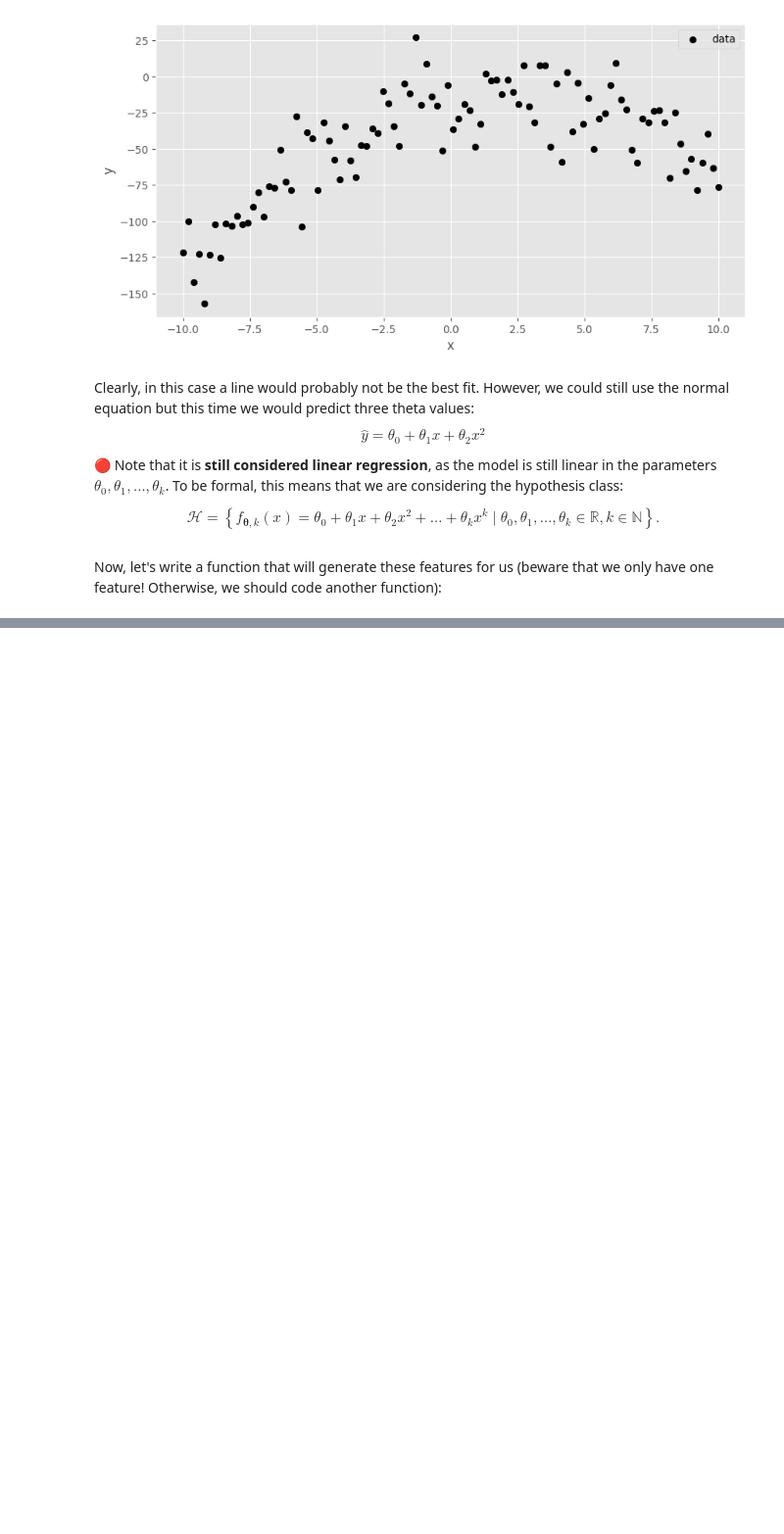
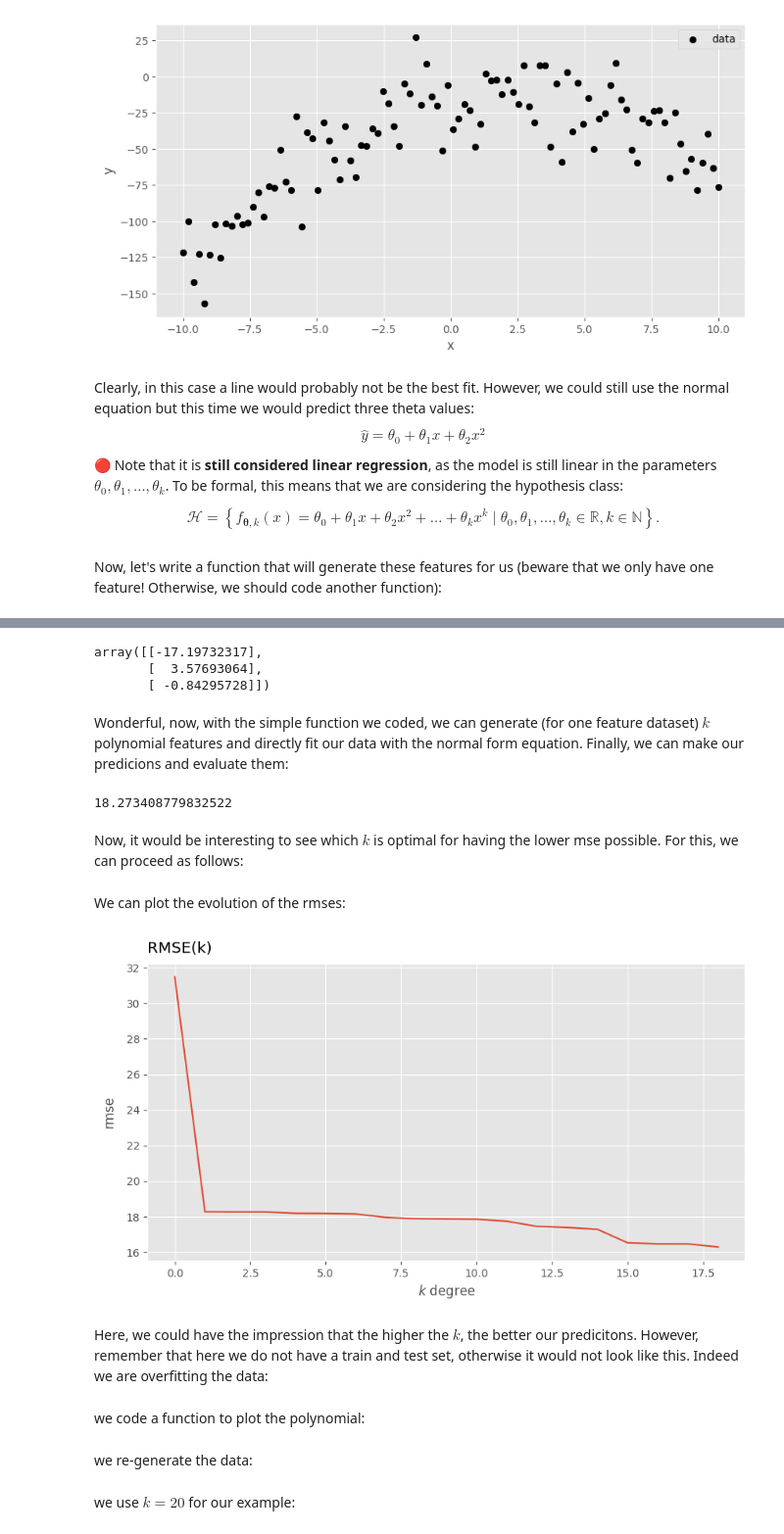
Before and after one commit to YVYX04/ML_First_Steps, a Jupyter notebook: 04_Training_Models.ipynb, the cells around one changed output, grey strips where cells are left out. Shown at 98% size. Cells and saved outputs as stored; diff of their text form; code cells hidden in the pictures; blank space fills up the shorter version.

```diff
--- a/04_Training_Models.ipynb
+++ b/04_Training_Models.ipynb
@@ -941,0 +1005,6 @@ def poly_features(x, degree):
+# %%
+def linreg_poly_1f(x, y, degree):
+    X = poly_1f(x, degree)
+    theta = np.linalg.inv(X.T@X)@X.T@y
+    theta = theta.reshape(degree + 1, 1)
+    return X, theta
@@ -941,0 +1013,49 @@ def poly_features(x, degree):
+# %%
+X, theta = linreg_poly_1f(x, y, degree=2)
+theta
+# %% [output]
+array([[-17.19732317],
+       [  3.57693064],
+       [ -0.84295728]])
+# %% [markdown]
+Wonderful, now, with the simple function we coded, we can generate (for one feature dataset) $k$ polynomial features and directly fit our data with the normal form equation. Finally, we can make our predicions and evaluate them:
+# %%
+from sklearn.metrics import mean_squared_error as mse
+
+y_pred = X @ theta
+rmse_linreg_poly = np.sqrt(mse(y, y_pred))
+print(rmse_linreg_poly)
+# %% [output]
+18.273408779832522
+# %% [markdown]
+Now, it would be interesting to see which $k$ is optimal for having the lower mse possible. For this, we can proceed as follows:
+# %%
+# store the rmses
+rmses = []
+
+for k in range(1, 20):
+    X, theta = linreg_poly_1f(x, y, degree=k)
+    y_pred = X @ theta
+    rmse = float(np.sqrt(mse(y, y_pred)))
+
+    # store the results:
+    rmses.append(rmse)
+# %% [markdown]
+We can plot the evolution of the rmses:
+# %%
+fig, ax = plt.subplots(figsize=(10, 5))
+
+# the evolution of the rmses:
+ax.plot([i for i in range(len(rmses))], rmses)
+
+# aesthetics
+ax.set_xlabel(r"$k$ degree")
+ax.set_ylabel('rmse', labelpad=10)
+ax.set_title('RMSE(k)', loc='left', pad=10)
+plt.show()
+# %% [output]
+[figure, added]
+# %% [markdown]
+Here, we could have the impression that the higher the $k$, the better our predicitons. However, remember that here we do not have a train and test set, otherwise it would not look like this. Indeed we are overfitting the data:
+# %% [markdown]
+we code a function to plot the polynomial:
@@ -941,0 +1073,2 @@ def poly_features(x, degree):
+# %% [markdown]
+we re-generate the data:
@@ -941,0 +1079,2 @@ def poly_features(x, degree):
+# %% [markdown]
+we use $k = 20$ for our example:
```
Also changed, not shown: parts of 23 cells of this notebook.
